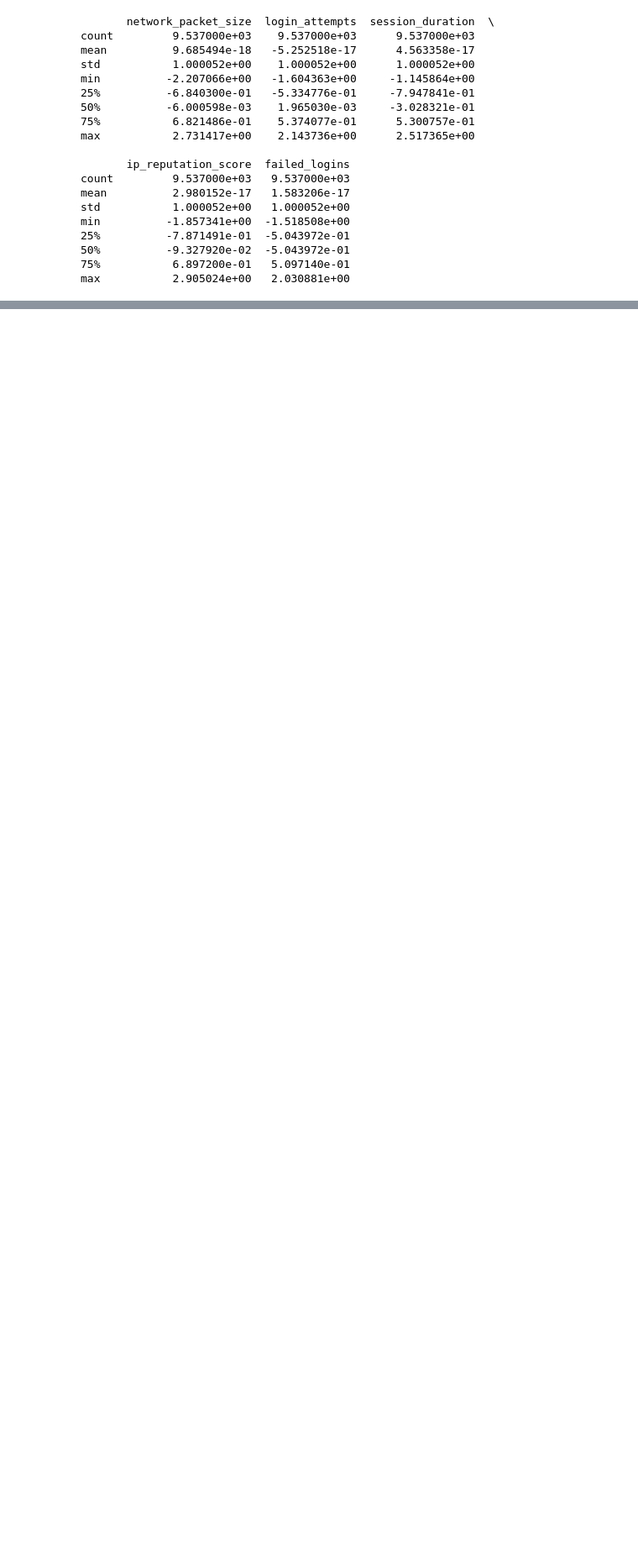
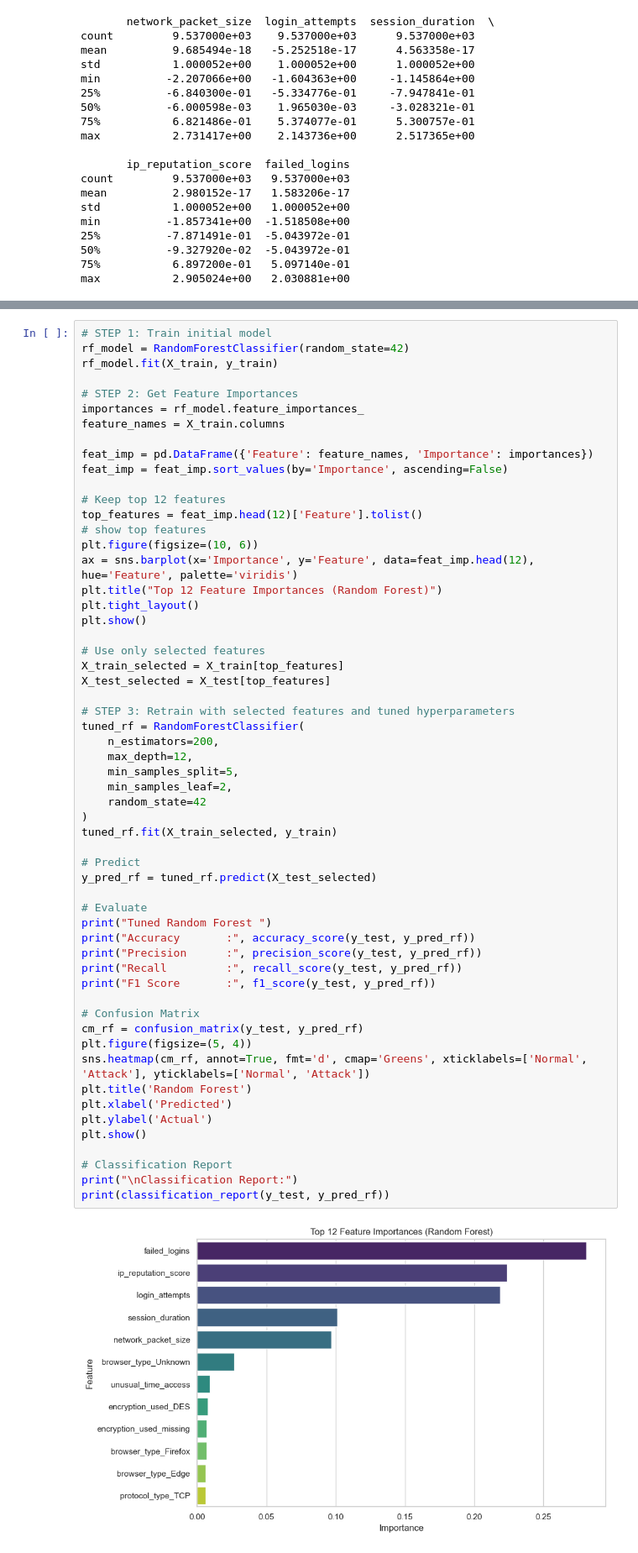
Before and after one commit to maishatabassum932/Cyber-Attack-Detection, a Jupyter notebook: detection.ipynb, the cells around one changed output, grey strips where cells are left out. Shown: that part at 84% size. Cells and saved outputs as stored; diff of their text form; blank space fills up the shorter version.

```diff
--- a/detection.ipynb
+++ b/detection.ipynb
@@ -397,0 +505,59 @@ max           2.905024e+00   2.030881e+00
+# %%
+# STEP 1: Train initial model
+rf_model = RandomForestClassifier(random_state=42)
+rf_model.fit(X_train, y_train)
+
+# STEP 2: Get Feature Importances
+importances = rf_model.feature_importances_
+feature_names = X_train.columns
+
+feat_imp = pd.DataFrame({'Feature': feature_names, 'Importance': importances})
+feat_imp = feat_imp.sort_values(by='Importance', ascending=False)
+
+# Keep top 12 features
+top_features = feat_imp.head(12)['Feature'].tolist()
+# show top features
+plt.figure(figsize=(10, 6))
+ax = sns.barplot(x='Importance', y='Feature', data=feat_imp.head(12), hue='Feature', palette='viridis')
+plt.title("Top 12 Feature Importances (Random Forest)")
+plt.tight_layout()
+plt.show()
+
+# Use only selected features
+X_train_selected = X_train[top_features]
+X_test_selected = X_test[top_features]
+
+# STEP 3: Retrain with selected features and tuned hyperparameters
+tuned_rf = RandomForestClassifier(
+    n_estimators=200,
+    max_depth=12,
+    min_samples_split=5,
+    min_samples_leaf=2,
+    random_state=42
+)
+tuned_rf.fit(X_train_selected, y_train)
+
+# Predict
+y_pred_rf = tuned_rf.predict(X_test_selected)
+
+# Evaluate
+print("Tuned Random Forest ")
+print("Accuracy       :", accuracy_score(y_test, y_pred_rf))
+print("Precision      :", precision_score(y_test, y_pred_rf))
+print("Recall         :", recall_score(y_test, y_pred_rf))
+print("F1 Score       :", f1_score(y_test, y_pred_rf))
+
+# Confusion Matrix
+cm_rf = confusion_matrix(y_test, y_pred_rf)
+plt.figure(figsize=(5, 4))
+sns.heatmap(cm_rf, annot=True, fmt='d', cmap='Greens', xticklabels=['Normal', 'Attack'], yticklabels=['Normal', 'Attack'])
+plt.title('Random Forest')
+plt.xlabel('Predicted')
+plt.ylabel('Actual')
+plt.show()
+
+# Classification Report
+print("\nClassification Report:")
+print(classification_report(y_test, y_pred_rf))
+# %% [output]
+[figure, added]
```
Also changed, not shown: parts of 13 cells of this notebook.
